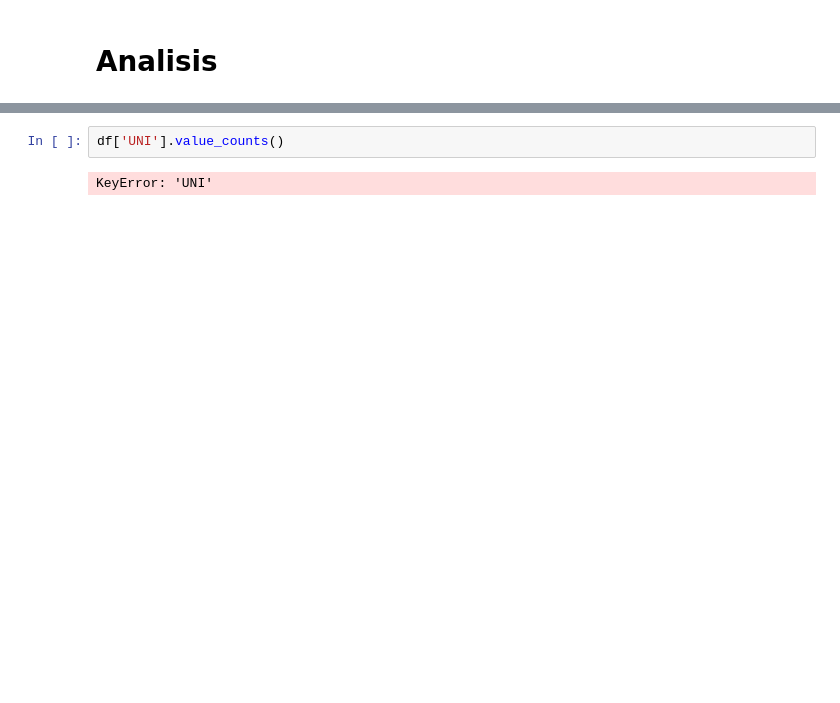
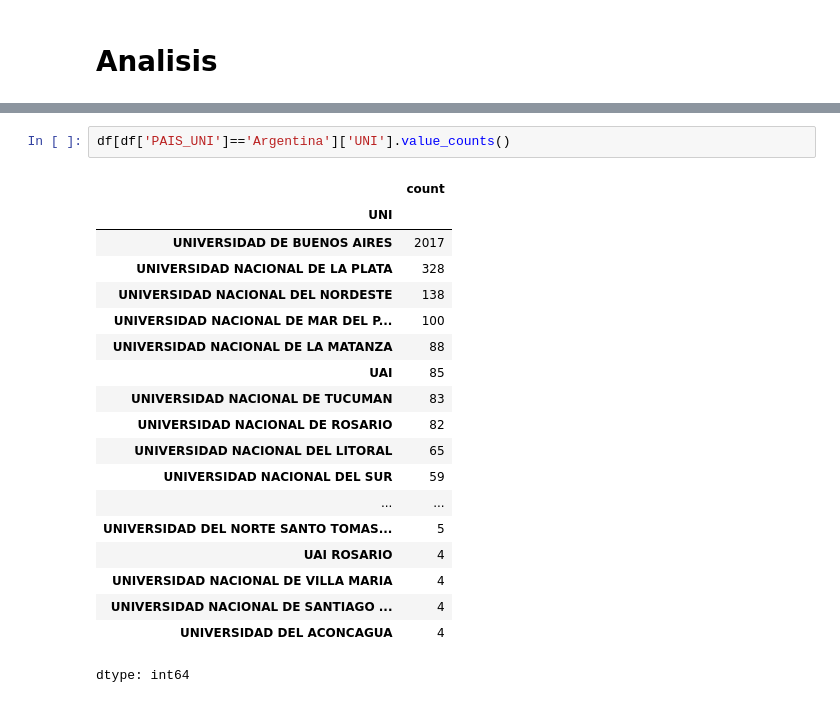
Before and after one commit to LuisaBeccar/ODMexamen, a Jupyter notebook: 21AgostoODM.ipynb, the cells around one changed output, grey strips where cells are left out. Saved outputs shown, nothing was run; the diff lists cells and outputs as text; blank space fills up the shorter version.

```diff
--- a/21AgostoODM.ipynb
+++ b/21AgostoODM.ipynb
@@ -322,9 +332,27 @@ df['ESPECIALIDAD'].value_counts()
 | Radioterapia o terapia radiante | 1 |
 dtype: int64
 # %%
-df['UNI'].value_counts()
+df[df['PAIS_UNI']=='Argentina']['UNI'].value_counts()
 # %% [output]
+|  | count |
+| UNI |  |
+| UNIVERSIDAD DE BUENOS AIRES | 2017 |
+| UNIVERSIDAD NACIONAL DE LA PLATA | 328 |
+| UNIVERSIDAD NACIONAL DEL NORDESTE | 138 |
+| UNIVERSIDAD NACIONAL DE MAR DEL P... | 100 |
+| UNIVERSIDAD NACIONAL DE LA MATANZA | 88 |
+| UAI | 85 |
+| UNIVERSIDAD NACIONAL DE TUCUMAN | 83 |
+| UNIVERSIDAD NACIONAL DE ROSARIO | 82 |
+| UNIVERSIDAD NACIONAL DEL LITORAL | 65 |
+| UNIVERSIDAD NACIONAL DEL SUR | 59 |
+| ... | ... |
+| UNIVERSIDAD DEL NORTE SANTO TOMAS... | 5 |
+| UAI ROSARIO | 4 |
+| UNIVERSIDAD NACIONAL DE VILLA MARIA | 4 |
+| UNIVERSIDAD NACIONAL DE SANTIAGO ... | 4 |
+| UNIVERSIDAD DEL ACONCAGUA | 4 |
-KeyError: 'UNI'
+dtype: int64
 # %%
 df[['PROMEDIO_CARRERA', 'NOTA_EXAMEN', 'PUNTAJE','PUNTAJE_CRUDO']].describe()
 # %% [output]
```
Also changed, not shown: parts of 14 cells of this notebook, 1 other file.
